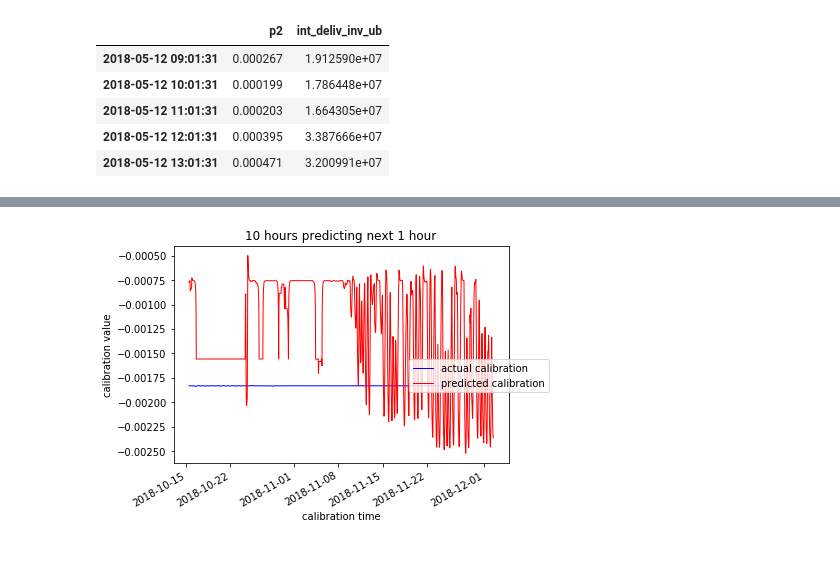
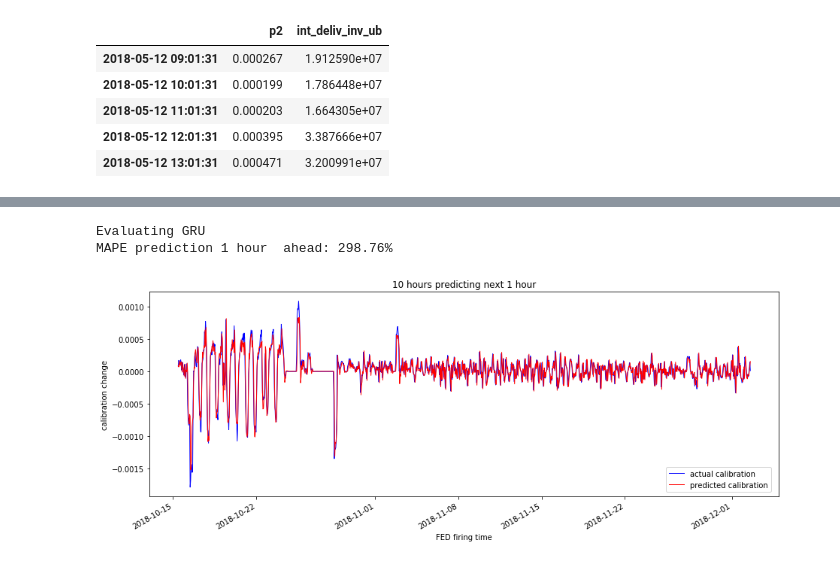
Before and after one commit to UMN-CMS/ECAL_FAIR, a Jupyter notebook: notebooks/GRU.ipynb, the cells around one changed output, grey strips where cells are left out. Saved outputs shown, nothing was run; the diff lists cells and outputs as text; code cells hidden in the pictures.

Commit message:
Plotting updates

```diff
--- a/notebooks/GRU.ipynb
+++ b/notebooks/GRU.ipynb
@@ -99,33 +125,40 @@ from tensorflow.keras.regularizers import l1, l2
 from tensorflow.keras.callbacks import LearningRateScheduler
 from math import pow, floor
 import time
-# learning rate schedule
-def step_decay(epoch):
-    initial_lrate = 0.00001
-    drop = 0.5
-    epochs_drop = 2.0
-    lrate = initial_lrate * pow(drop, floor((1+epoch)/epochs_drop))
-    return initial_lrate
+# %%
+# learning rate schedule
+def step_decay(epoch):
+    initial_lrate = 0.00001
+    drop = 0.5
+    epochs_drop = 50
+    lrate = initial_lrate * pow(drop, floor((1+epoch)/epochs_drop))
+    return initial_lrate
 # %%
 #best params:
-#Latent_dim:  3 L2 Regularizer:  0.001
-#Final Val Loss: 0.10678313672542572
-reg_vals = [0.001]
+#Latent_dim:  50 L2 Regularizer:  0.0
+#Final Val Loss: 0.14
+#optimizer Adam
+#batch size 100
+#initial rate 0.0001
+#drop 0.5
+#epochs drop 50
+reg_vals = [0.0]
 optimizers = ['Adam']
 val_results = []
-batch_size = [1,2,5,10,20,50,100]
-for ndim in range(6,7):
+batch_size = [100]
+ndims = [50]
+for ndim in ndims:
     for reg_val in reg_vals:
         for optimizer in optimizers:
             for batch in batch_size:
-                for i in range(0,10):
+                for i in range(0,1):
                     print('v.',i,'Latent_dim: ',ndim,'L2 Regularizer: ', reg_val,'Optimizer:',optimizer, 'Batch size:',batch)
 
 
                     t_start = time.time()
                     LATENT_DIM = ndim
                     BATCH_SIZE = batch
-                    EPOCHS = 50
+                    EPOCHS = 1000
 
                     lrate = LearningRateScheduler(step_decay)
                     model = Sequential()
@@ -136,7 +169,7 @@ for ndim in range(6,7):
                                  # metrics=['accuracy']
                                  )
 
-                    earlystop = EarlyStopping(monitor="val_loss", min_delta=0, patience=10)
+                    earlystop = EarlyStopping(monitor="val_loss", min_delta=0.00001, patience=5)
                     model_history = model.fit(
                     train_input["X"],
                     train_input["target"],
@@ -480,21 +277,36 @@ MAPE prediction 3 hours ahead: -45.8%
+# %%
+apes = []
+for i in range(0, gr1.prediction.count()):
+    if gr1.actual.iloc[i] == 0:
+        continue
+    ape = abs((gr1.prediction.iloc[i] - gr1.actual.iloc[i]) / gr1.actual.iloc[i])
+    apes.append(ape)
+
+mape1 = (sum(apes) / len(apes))
+
+print('Evaluating GRU')
+print("MAPE prediction 1 hour  ahead: {:.2%}".format(mape1))
+# %% [output]
+Evaluating GRU
+MAPE prediction 1 hour  ahead: 298.76%
 # %%
 #lets plot our results
-fig, ax = plt.subplots()
+fig, ax = plt.subplots(figsize=(15,5))
 
 ev_group = ev_groups.get_group('t+1')
 
 ax.set_title('{time:.0f} hours predicting next 1 hour'.format(time=T))
-ax.set_ylabel('calibration value')
-ax.set_xlabel('calibration time')
+ax.set_ylabel('calibration change')
+ax.set_xlabel('FED firing time')
 plt.setp(ax.get_xticklabels(), rotation=30, horizontalalignment='right')
 
 ax.plot(ev_group.timestamp, ev_group.actual,
          label='actual calibration', color='blue', linewidth=1, linestyle='solid')
 
 ax.plot(ev_group.timestamp, ev_group.prediction,
          label='predicted calibration', color='red', linewidth=1, linestyle='solid')
 #legend
-fig.legend(ncol=1, loc = 'right')
+fig.legend(ncol=1, loc = (0.8,0.2))
 fig.show()
 # %% [output]
-[figure, old version]
+[figure, new version]
```
Also changed, not shown: parts of 20 cells of this notebook, 3 other files.
